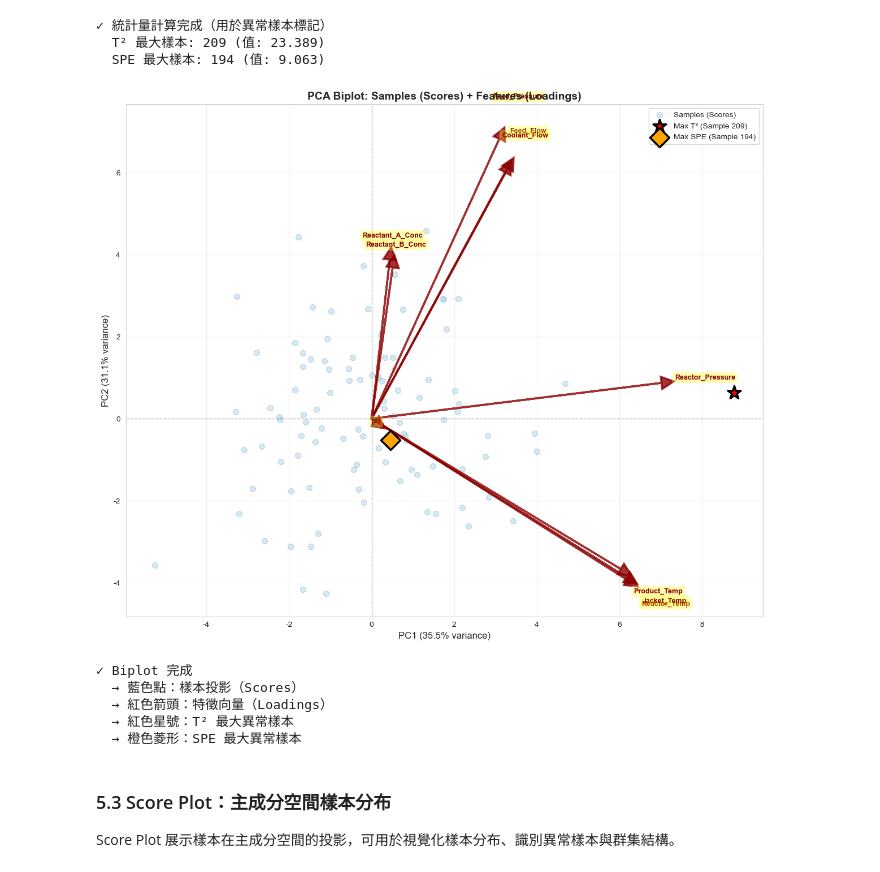
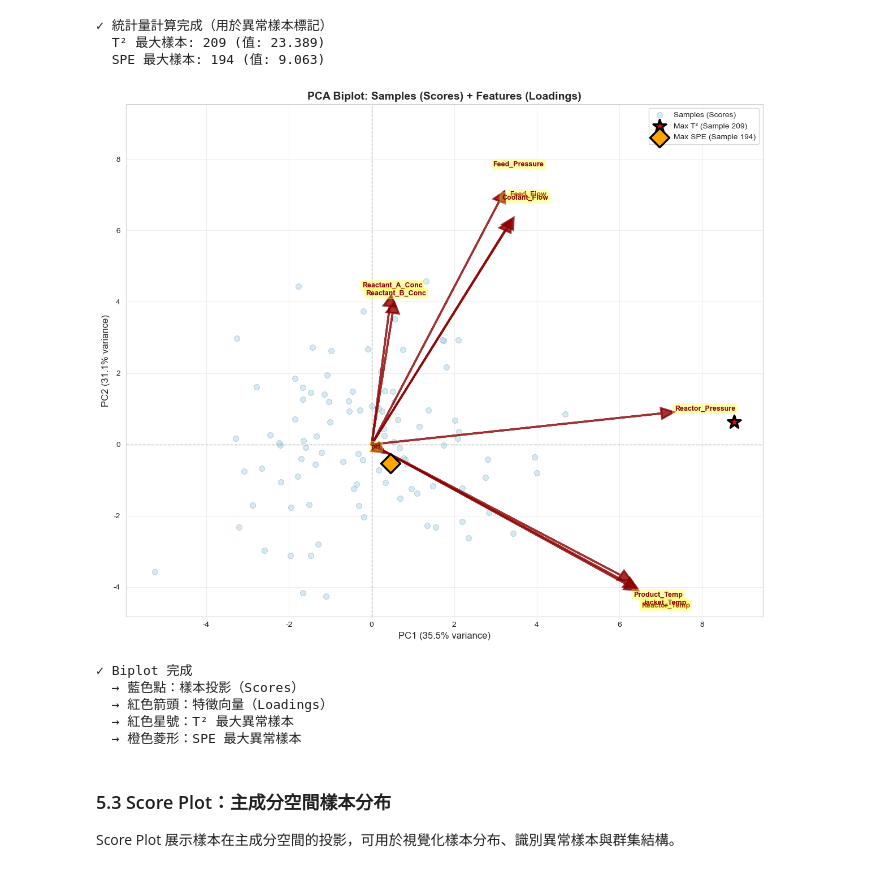
Before and after one commit to d9148408/ChemE-3590, a Jupyter notebook: Part_2/Unit06/Unit06_PCA.ipynb, the cells around one changed output. Saved outputs shown, nothing was run; the diff lists cells and outputs as text; code cells hidden in the pictures.

```diff
--- a/Part_2/Unit06/Unit06_PCA.ipynb
+++ b/Part_2/Unit06/Unit06_PCA.ipynb
@@ -622,34 +638,38 @@ for i, feature in enumerate(feature_names):
 if max_T2_idx is not None:
     ax.scatter([X_pca[max_T2_idx, 0]], [X_pca[max_T2_idx, 1]],
                color='red', s=300, marker='*', edgecolors='black',
                linewidth=2.5, zorder=10, label=f'Max T² (Sample {max_T2_idx})')
 if max_SPE_idx is not None and max_SPE_idx != max_T2_idx:
     ax.scatter([X_pca[max_SPE_idx, 0]], [X_pca[max_SPE_idx, 1]],
                color='orange', s=300, marker='D', edgecolors='black',
                linewidth=2.5, zorder=10, label=f'Max SPE (Sample {max_SPE_idx})')
 
 # 繪製原點參考線
 ax.axhline(y=0, color='gray', linestyle='--', linewidth=1, alpha=0.5)
 ax.axvline(x=0, color='gray', linestyle='--', linewidth=1, alpha=0.5)
 
 ax.set_xlabel(f'PC1 ({pca.explained_variance_ratio_[0]:.1%} variance)', fontsize=12)
 ax.set_ylabel(f'PC2 ({pca.explained_variance_ratio_[1]:.1%} variance)', fontsize=12)
 ax.set_title('PCA Biplot: Samples (Scores) + Features (Loadings)',
              fontsize=14, fontweight='bold')
 ax.legend(fontsize=10, loc='upper right')
 ax.grid(True, alpha=0.3)
 
+# 擴大座標範圍，避免箭頭標籤與標題重疊
+y_min, y_max = ax.get_ylim()
+ax.set_ylim(y_min, y_max + 0.15 * (y_max - y_min))
+
 plt.tight_layout()
 plt.savefig(FIG_DIR / 'biplot.png', dpi=300, bbox_inches='tight')
 plt.show()
 
 print("✓ Biplot 完成")
 print("  → 藍色點：樣本投影（Scores）")
 print("  → 紅色箭頭：特徵向量（Loadings）")
 print("  → 紅色星號：T² 最大異常樣本")
 print("  → 橙色菱形：SPE 最大異常樣本")
 # %% [output]
-[figure, old version]
+[figure, new version]
 ✓ Biplot 完成
   → 藍色點：樣本投影（Scores）
   → 紅色箭頭：特徵向量（Loadings）
```
Also changed, not shown: parts of 9 cells of this notebook, 6 other files.
